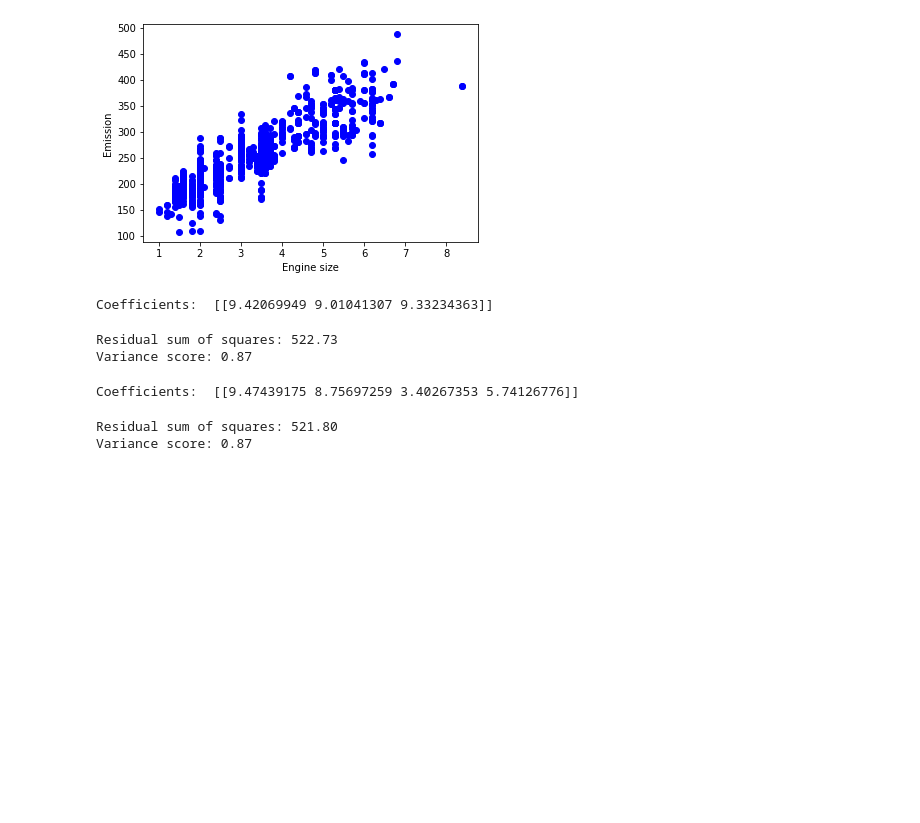
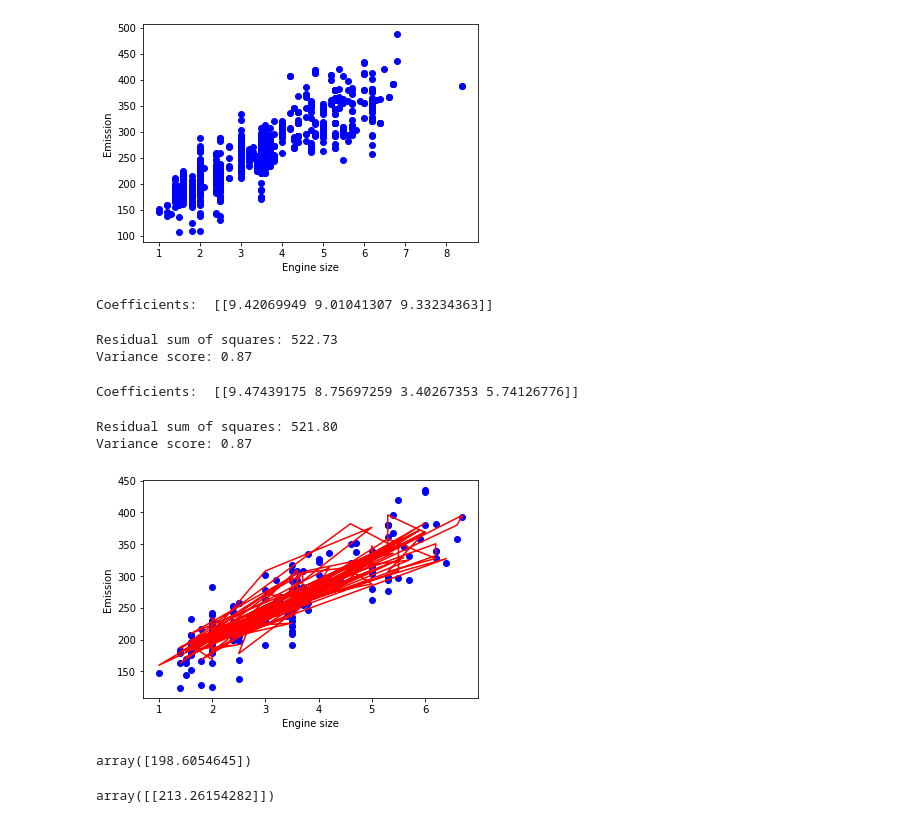
Before and after one commit to rajat10-01/machine-learning, a Jupyter notebook: CO2_Emission_Multiple_Linear_Regression.ipynb, the cells around one changed output. Cells and saved outputs as stored; diff of their text form; code cells hidden in the pictures; blank space fills up the shorter version.

```diff
--- a/CO2_Emission_Multiple_Linear_Regression.ipynb
+++ b/CO2_Emission_Multiple_Linear_Regression.ipynb
@@ -112,3 +112,15 @@ print('Variance score: %.2f' % regr.score(x, y))
 # %% [output]
 Residual sum of squares: 521.80
 Variance score: 0.87
+# %%
+plt.scatter(test.ENGINESIZE, test.CO2EMISSIONS,  color='blue')
+plt.plot(test[['ENGINESIZE']], y_hat, '-r')
+plt.xlabel("Engine size")
+plt.ylabel("Emission")
+plt.show()
+# %% [output]
+[figure, added]
+# %%
+y_hat[0]
+# %% [output]
+array([198.6054645])
@@ -114,0 +129,4 @@ Variance score: 0.87
+# %%
+a
+# %% [output]
+array([[213.26154282]])
```
Also changed, not shown: parts of 1 cell of this notebook.
